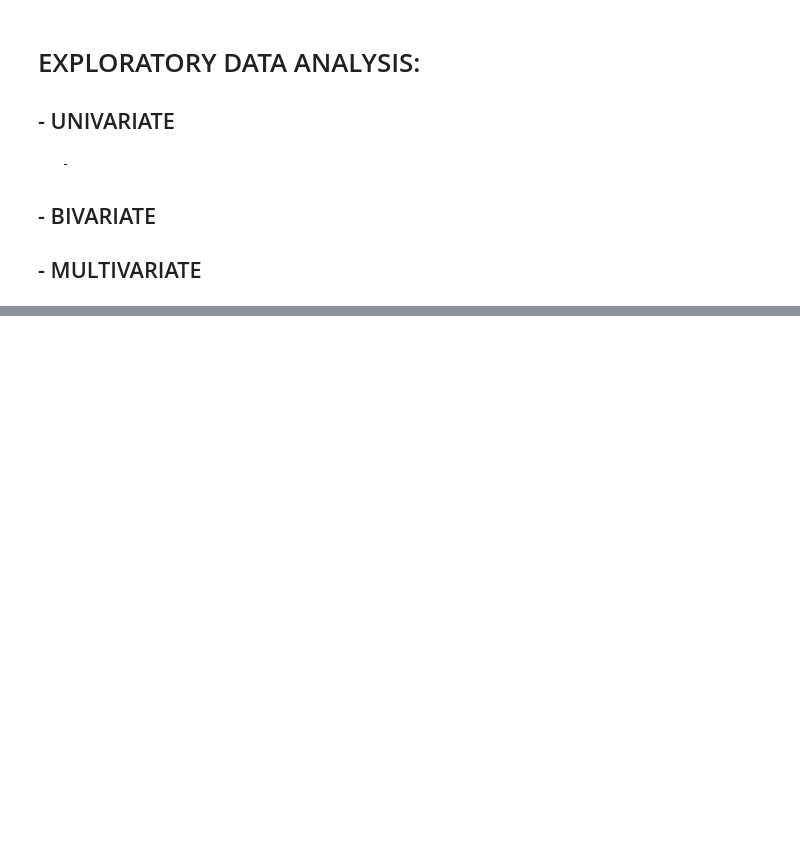
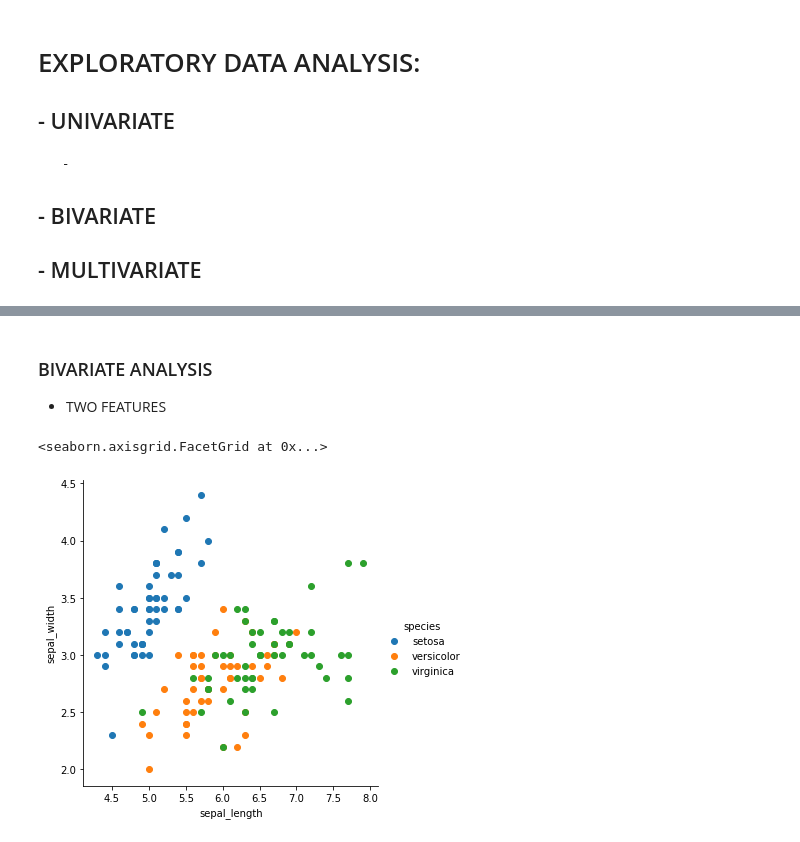
Before and after one commit to rahulrenegade/Machine-Learning-With-Python, a Jupyter notebook: Python for Data Science.ipynb, the cells around one changed output, grey strips where cells are left out. Saved outputs shown, nothing was run; the diff lists cells and outputs as text; code cells hidden in the pictures; blank space fills up the shorter version.

```diff
--- a/Python for Data Science.ipynb
+++ b/Python for Data Science.ipynb
@@ -1295,0 +1366,9 @@ Names, Deleted!
+# %% [markdown]
+### BIVARIATE ANALYSIS
+- TWO FEATURES
+# %%
+sns.FacetGrid(df,hue='species',height=5).map(plt.scatter,'sepal_length','sepal_width').add_legend()
+#Facetgrid is used to create a grid object and '.map' function is used to plot the required plot in that grid.
+# %% [output]
+<seaborn.axisgrid.FacetGrid at 0x...>
+[figure, added]
```
Also changed, not shown: parts of 14 cells of this notebook.
